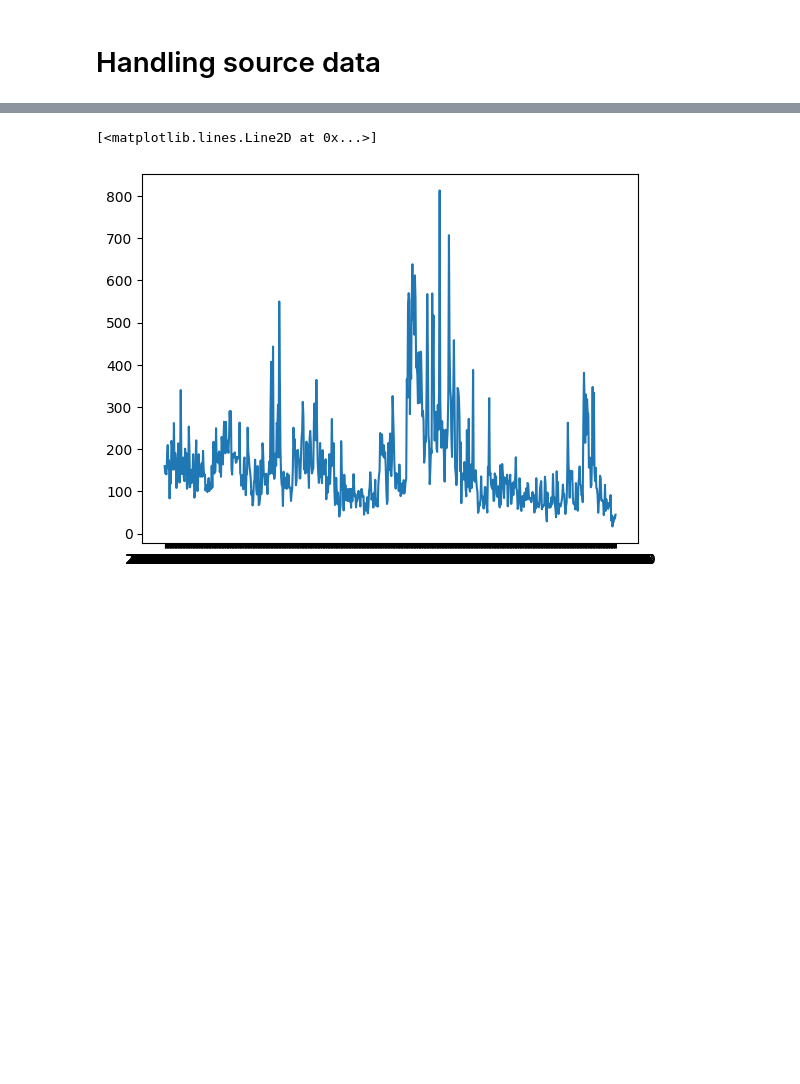
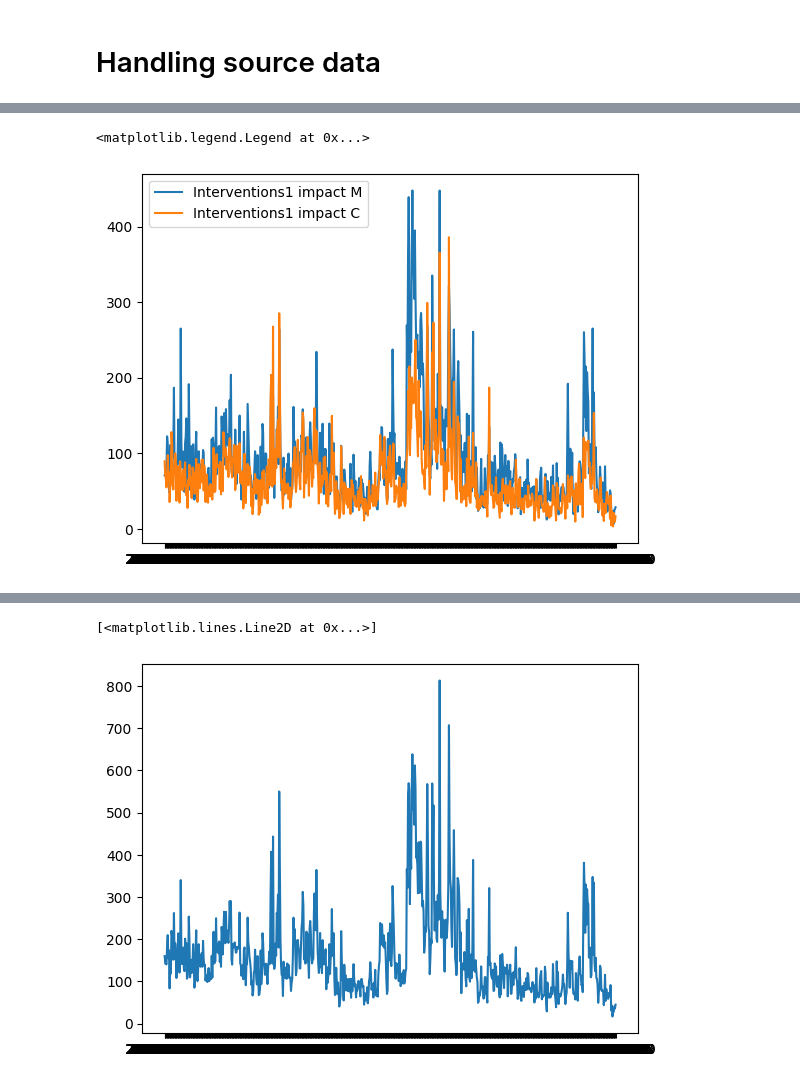
Before and after one commit to Song921012/CognitiveModel.jl, a Jupyter notebook: dataprocess.ipynb, the cells around one changed output, grey strips where cells are left out. Drawn from its saved outputs; the diff is of its cells as text; code cells hidden in the pictures; blank space fills up the shorter version.

```diff
--- a/dataprocess.ipynb
+++ b/dataprocess.ipynb
@@ -9,0 +66,7 @@ def getseries(url,column):
+# %%
+plt.plot(bert_interventions1_M, label="Interventions1 impact M")
+plt.plot(bert_interventions1_C, label="Interventions1 impact C")
+plt.legend()
+# %% [output]
+<matplotlib.legend.Legend at 0x...>
+[figure, added]
```
Also changed, not shown: parts of 22 cells of this notebook, 1 other file.
